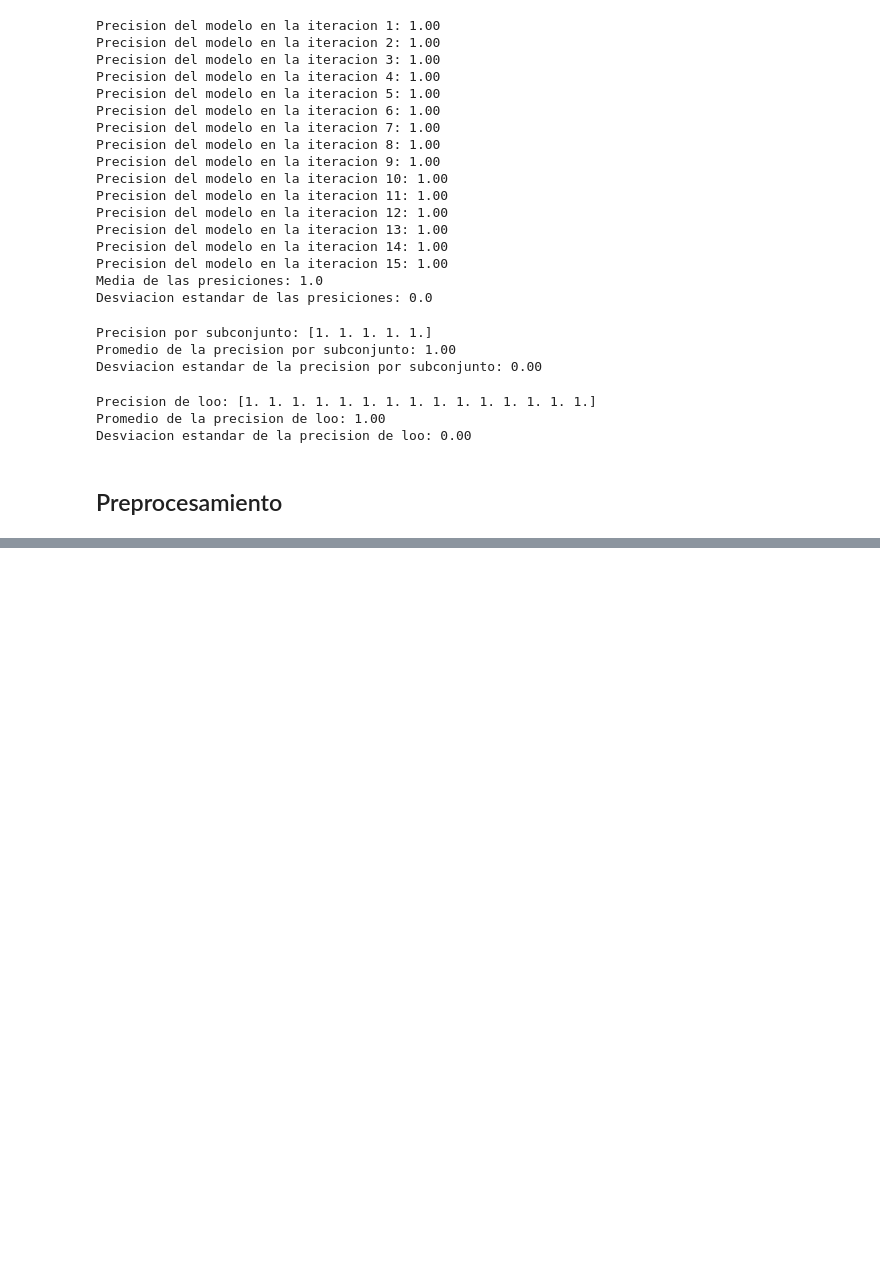
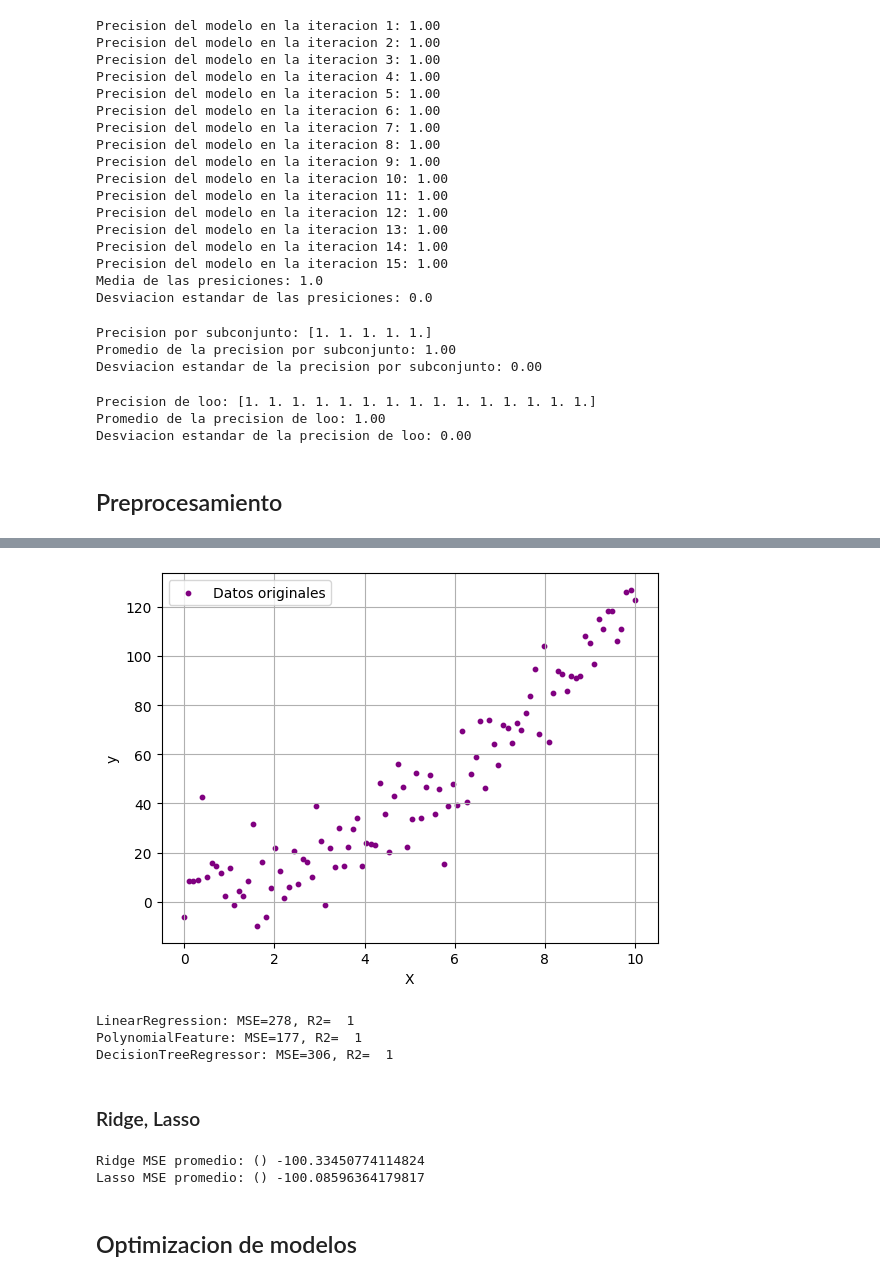
Before and after one commit to MattZG/Portafolio, a Jupyter notebook: Modulo_6.ipynb, the cells around one changed output, grey strips where cells are left out. Saved outputs shown, nothing was run; the diff lists cells and outputs as text; code cells hidden in the pictures; blank space fills up the shorter version.

```diff
--- a/Modulo_6.ipynb
+++ b/Modulo_6.ipynb
@@ -269,0 +465,70 @@ Desviacion estandar de la precision de loo: 0.00
+# %%
+from sklearn.model_selection import train_test_split
+from sklearn.preprocessing import PolynomialFeatures
+from sklearn.tree import DecisionTreeRegressor
+
+X = np.linspace(0, 10, 100).reshape(-1, 1)
+y = 3 + X**2 + 2*X + np.random.randn(100, 1)*10
+
+plt.scatter(X, y, color = 'purple', s = 10, label = 'Datos originales')
+plt.xlabel('X')
+plt.ylabel('y')
+plt.legend()
+plt.grid()
+plt.show()
+
+X_train, X_test, y_train, y_test = train_test_split(X, y, test_size = 0.2, random_state = 42)
+
+lin = LinearRegression()
+lin.fit(X_train, y_train)
+y_pred_lin = lin.predict(X_test)
+mse_lin = mean_squared_error(y_test, y_pred_lin)
+r2_lin = r2_score(y_test, y_pred_lin)
+
+poly = PolynomialFeatures(degree = 2)
+X_train_poly = poly.fit_transform(X_train)
+X_test_poly = poly.fit_transform(X_test)
+poly_reg = LinearRegression()
+poly_reg.fit(X_train_poly, y_train)
+y_pred_poly = poly_reg.predict(X_test_poly)
+mse_poly = mean_squared_error(y_test, y_pred_poly)
+r2_poly = r2_score(y_test, y_pred_poly)
+
+trr = DecisionTreeRegressor(random_state = 42)
+trr.fit(X_train, y_train)
+y_pred_trr = trr.predict(X_test)
+mse_trr = mean_squared_error(y_test, y_pred_trr)
+r2_trr = r2_score(y_test, y_pred_trr)
+
+print('LinearRegression: MSE=%2.f, R2=%3.f' % (mse_lin, r2_lin))
+print('PolynomialFeature: MSE=%2.f, R2=%3.f' % (mse_poly, r2_poly))
+print('DecisionTreeRegressor: MSE=%2.f, R2=%3.f' % (mse_trr, r2_trr))
+# %% [output]
+[figure, added]
+LinearRegression: MSE=278, R2=  1
+PolynomialFeature: MSE=177, R2=  1
+DecisionTreeRegressor: MSE=306, R2=  1
+# %% [markdown]
+### Ridge, Lasso
+# %%
+from sklearn.linear_model import Ridge, Lasso
+from sklearn.model_selection import cross_val_score
+
+#Ambos se aplican en overfitting del modelo
+
+#Minimiza la sumatoria de los beta_{j}, eliminado las variables irrelevantes -> es mejor detectar variables relevantes
+ridge = Ridge(alpha = 1.0) #mayor valor -> mayor penalizacion
+score_ridge = cross_val_score(ridge, X_train_poly, y_train.ravel(), cv = 5, scoring = 'neg_mean_squared_error')
+
+#Minimiza la sumatoria del valor absoluto de los beta_{j}, acercando los coefientes mas al 0 para quedarse solo con los coefientes relevantes
+#Es mejor para trabajar con multiples variables y detectar aquellas que son irrelevantes
+lasso = Lasso(alpha = 0.1, max_iter = 10000)
+score_lasso = cross_val_score(lasso, X_train_poly, y_train.ravel(), cv = 5, scoring = 'neg_mean_squared_error')
+
+print('Ridge MSE promedio: ()', np.mean(score_ridge))
+print('Lasso MSE promedio: ()', np.mean(score_lasso))
+# %% [output]
+Ridge MSE promedio: () -100.33450774114824
+Lasso MSE promedio: () -100.08596364179817
+# %% [markdown]
+## Optimizacion de modelos
```
Also changed, not shown: parts of 23 cells of this notebook.
